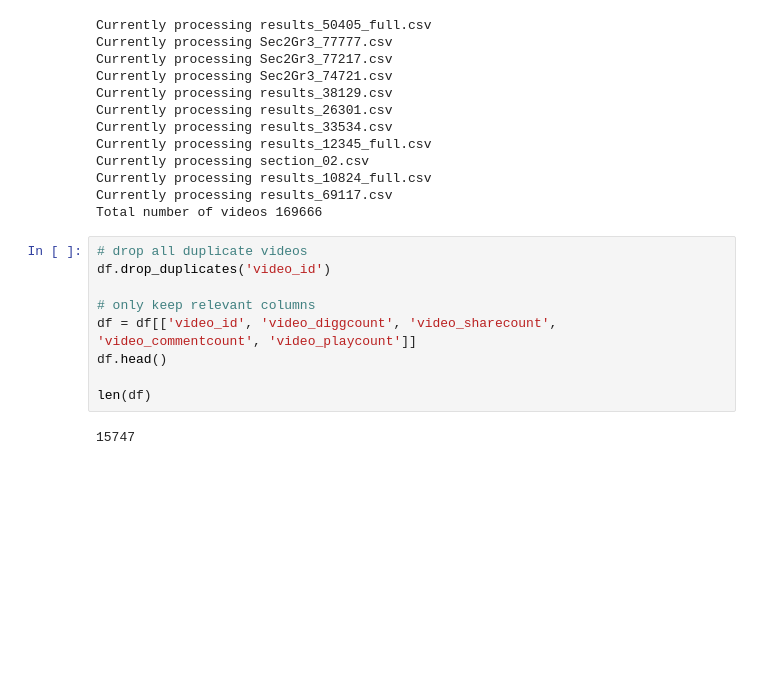
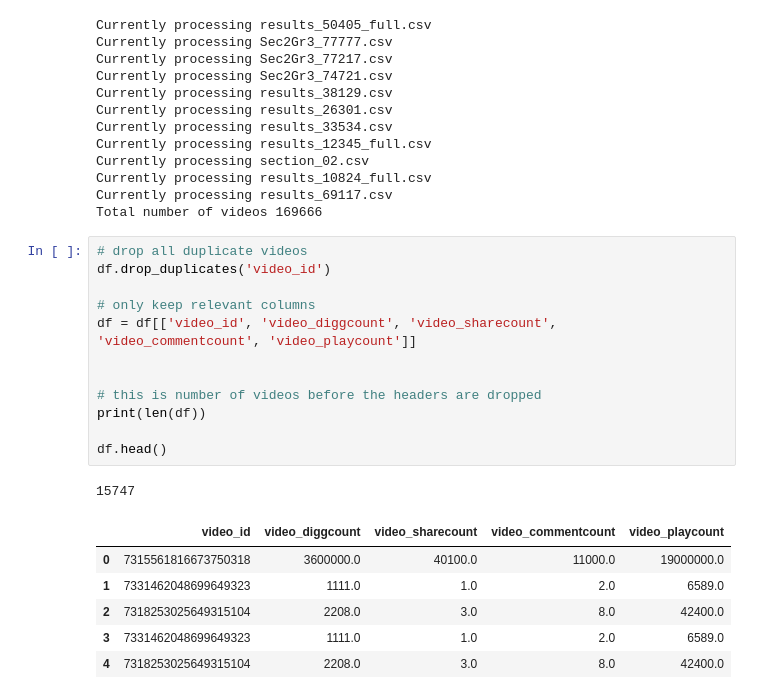
Before and after one commit to audrey-yip/CS315-Final-Project, a Jupyter notebook: data-collection/filtering_viral_videos.ipynb, the cells around one changed output. Saved outputs shown, nothing was run; the diff lists cells and outputs as text; blank space fills up the shorter version.

```diff
--- a/data-collection/filtering_viral_videos.ipynb
+++ b/data-collection/filtering_viral_videos.ipynb
@@ -37,14 +37,23 @@ Total number of videos 169666
 # %%
 # drop all duplicate videos
 df.drop_duplicates('video_id')
 
 # only keep relevant columns
 df = df[['video_id', 'video_diggcount', 'video_sharecount', 'video_commentcount', 'video_playcount']]
+
+
+# this is number of videos before the headers are dropped
+print(len(df))
+
 df.head()
-
-len(df)
 # %% [output]
 15747
+|  | video_id | video_diggcount | video_sharecount | video_commentcount | video_playcount |
+| 0 | 7315561816673750318 | 3600000.0 | 40100.0 | 11000.0 | 19000000.0 |
+| 1 | 7331462048699649323 | 1111.0 | 1.0 | 2.0 | 6589.0 |
+| 2 | 7318253025649315104 | 2208.0 | 3.0 | 8.0 | 42400.0 |
+| 3 | 7331462048699649323 | 1111.0 | 1.0 | 2.0 | 6589.0 |
+| 4 | 7318253025649315104 | 2208.0 | 3.0 | 8.0 | 42400.0 |
 # %%
 # drop rows where header didn't merge properly
 df = df.drop(7663)
```
Also changed, not shown: parts of 4 cells of this notebook.
